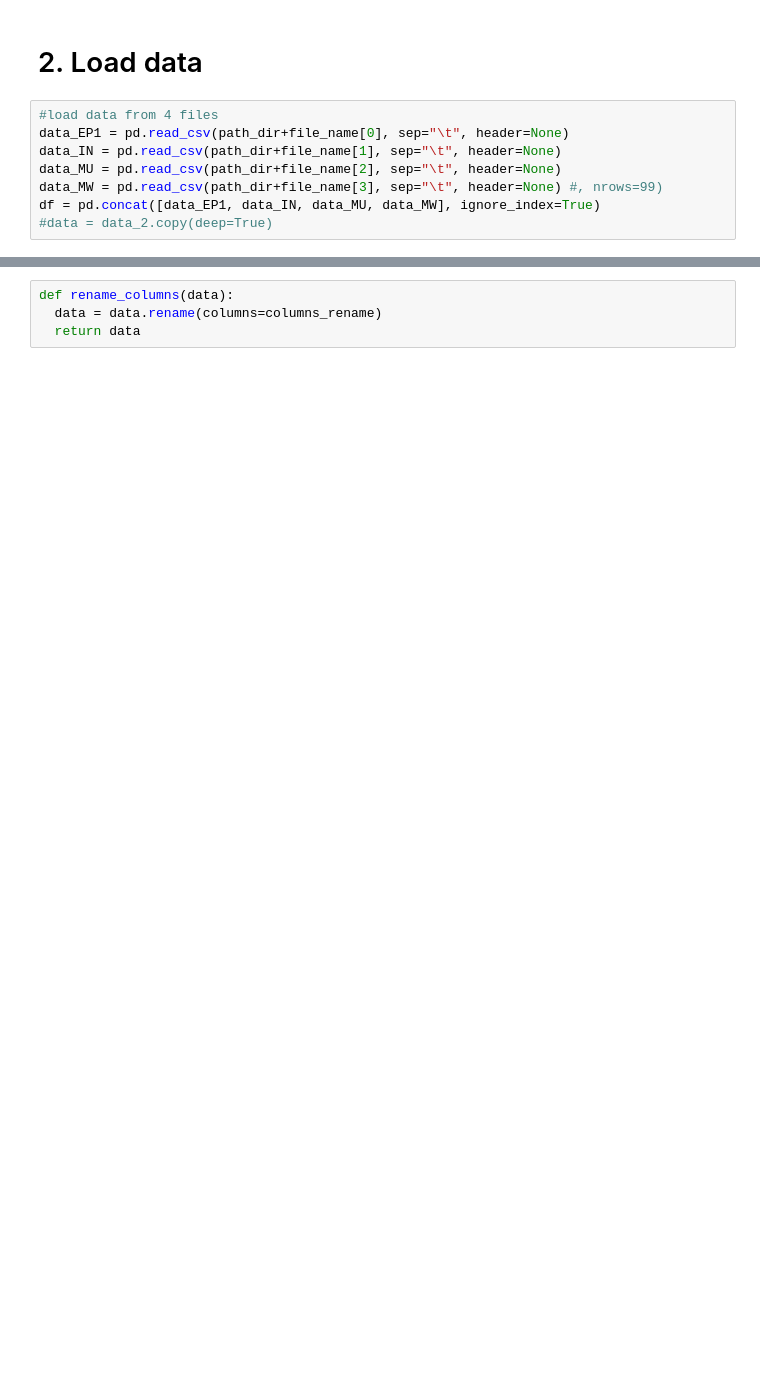
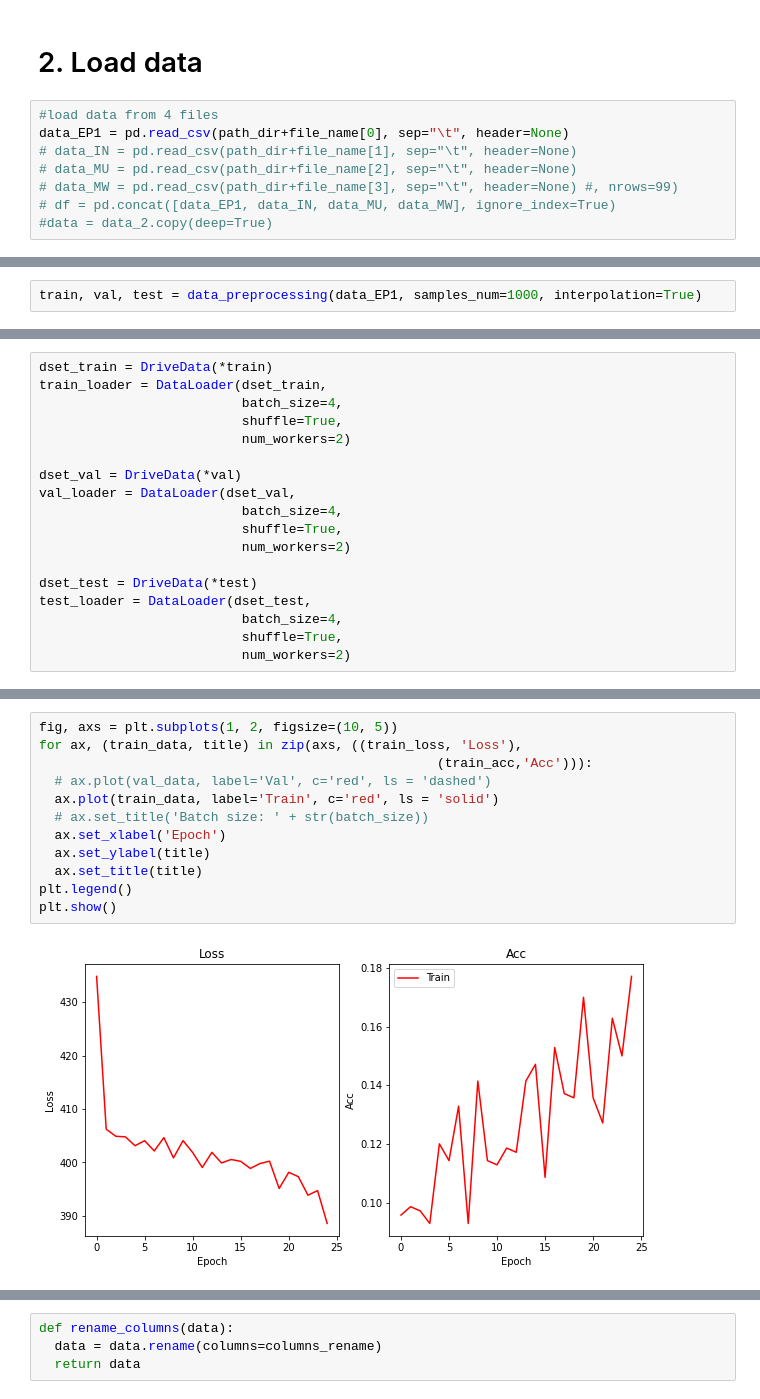
Before and after one commit to IImbryk/NMA_MindBigData, a Jupyter notebook: mnist_for_brain.ipynb, the cells around one changed output, grey strips where cells are left out. Cells and saved outputs as stored; diff of their text form; blank space fills up the shorter version.

```diff
--- a/mnist_for_brain.ipynb
+++ b/mnist_for_brain.ipynb
@@ -85,8 +78,8 @@ Conv1d(1, 1, kernel_size=(3,), stride=(1,))
 # %%
 #load data from 4 files
 data_EP1 = pd.read_csv(path_dir+file_name[0], sep="\t", header=None)
-data_IN = pd.read_csv(path_dir+file_name[1], sep="\t", header=None)
-data_MU = pd.read_csv(path_dir+file_name[2], sep="\t", header=None)
-data_MW = pd.read_csv(path_dir+file_name[3], sep="\t", header=None) #, nrows=99)
-df = pd.concat([data_EP1, data_IN, data_MU, data_MW], ignore_index=True)
+# data_IN = pd.read_csv(path_dir+file_name[1], sep="\t", header=None)
+# data_MU = pd.read_csv(path_dir+file_name[2], sep="\t", header=None)
+# data_MW = pd.read_csv(path_dir+file_name[3], sep="\t", header=None) #, nrows=99)
+# df = pd.concat([data_EP1, data_IN, data_MU, data_MW], ignore_index=True)
 #data = data_2.copy(deep=True)
@@ -92,0 +177,2 @@ df = pd.concat([data_EP1, data_IN, data_MU, data_MW], ignore_index=True)
+# %%
+train, val, test = data_preprocessing(data_EP1, samples_num=1000, interpolation=True)
@@ -92,0 +184,18 @@ df = pd.concat([data_EP1, data_IN, data_MU, data_MW], ignore_index=True)
+# %%
+dset_train = DriveData(*train)
+train_loader = DataLoader(dset_train,
+                          batch_size=4,
+                          shuffle=True,
+                          num_workers=2)
+
+dset_val = DriveData(*val)
+val_loader = DataLoader(dset_val,
+                          batch_size=4,
+                          shuffle=True,
+                          num_workers=2)
+
+dset_test = DriveData(*test)
+test_loader = DataLoader(dset_test,
+                          batch_size=4,
+                          shuffle=True,
+                          num_workers=2)
@@ -92,0 +342,14 @@ df = pd.concat([data_EP1, data_IN, data_MU, data_MW], ignore_index=True)
+# %%
+fig, axs = plt.subplots(1, 2, figsize=(10, 5))
+for ax, (train_data, title) in zip(axs, ((train_loss, 'Loss'),
+                                                   (train_acc,'Acc'))):
+  # ax.plot(val_data, label='Val', c='red', ls = 'dashed')
+  ax.plot(train_data, label='Train', c='red', ls = 'solid')
+  # ax.set_title('Batch size: ' + str(batch_size))
+  ax.set_xlabel('Epoch')
+  ax.set_ylabel(title)
+  ax.set_title(title)
+plt.legend()
+plt.show()
+# %% [output]
+[figure, added]
```
Also changed, not shown: parts of 69 cells of this notebook.
